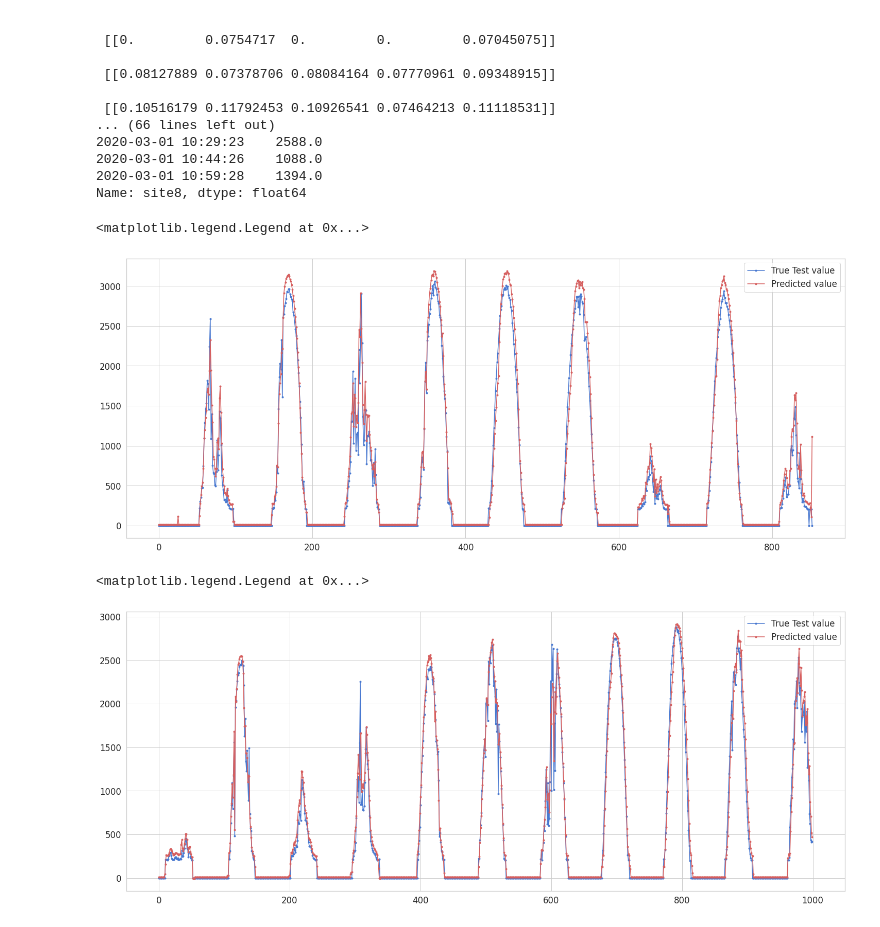
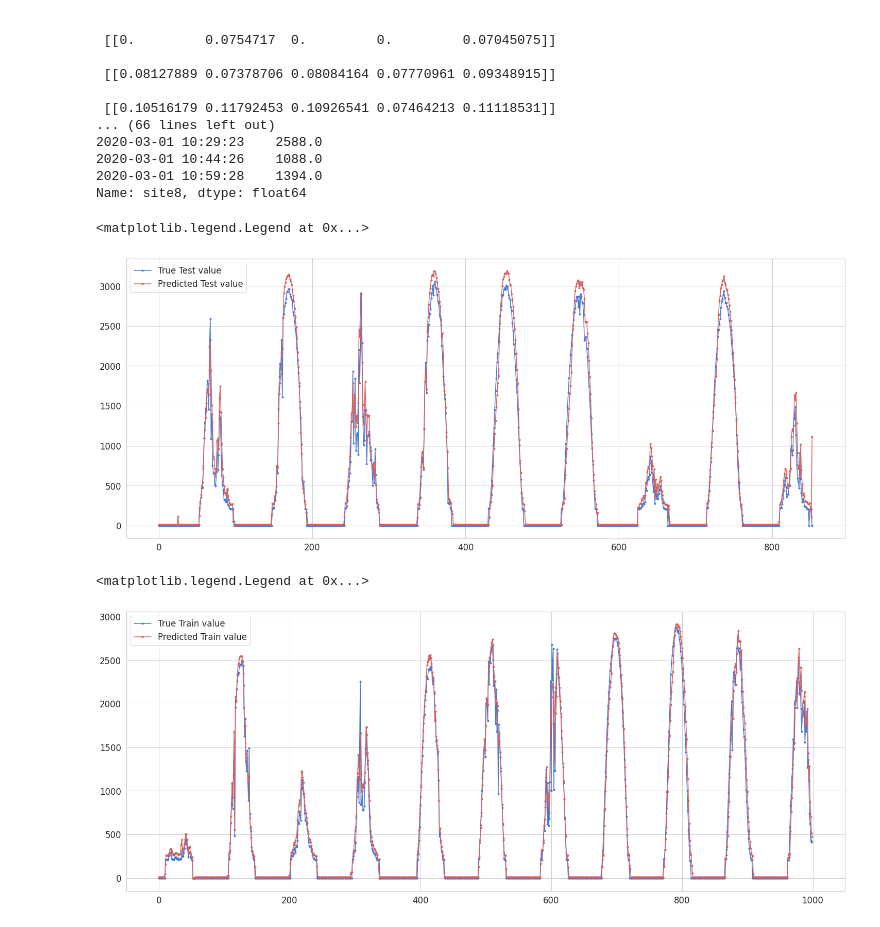
Before and after one commit to Akrom1996/LSTM, a Jupyter notebook: LSTM3.ipynb, the cells around one changed output. Drawn from its saved outputs; the diff is of its cells as text; code cells hidden in the pictures.

```diff
--- a/LSTM3.ipynb
+++ b/LSTM3.ipynb
@@ -209,12 +209,12 @@ import matplotlib.pyplot as plt
 
 # plt.plot(y_train_inv.flatten(), marker='.', label='True Train value')
 plt.plot(scaled_y_test_inv.flatten(), marker='.', label='True Test value')
-plt.plot(y_pred_test_inv.flatten(), 'r', marker='.', label='Predicted value')
+plt.plot(y_pred_test_inv.flatten(), 'r', marker='.', label='Predicted Test value')
 
 plt.legend()
 # %% [output]
 <matplotlib.legend.Legend at 0x...>
-[figure, old version]
+[figure, new version]
 # %%
 scaled_X_train = scaler.fit_transform(X_train)
 scaled_y_train = scaler.fit_transform(y_train.values.reshape(-1,1))
@@ -232,11 +232,11 @@ scaled_y_train_inv = scaler.inverse_transform(scaled_y_train)
 # %%
 import matplotlib.pyplot as plt
 
 # plt.plot(y_train_inv.flatten(), marker='.', label='True Train value')
-plt.plot(scaled_y_train_inv.flatten()[2000:3000], marker='.', label='True Test value')
-plt.plot(y_pred_train_inv.flatten()[2000:3000], 'r', marker='.', label='Predicted value')
+plt.plot(scaled_y_train_inv.flatten()[2000:3000], marker='.', label='True Train value')
+plt.plot(y_pred_train_inv.flatten()[2000:3000], 'r', marker='.', label='Predicted Train value')
 
 plt.legend()
 # %% [output]
 <matplotlib.legend.Legend at 0x...>
-[figure, old version]
+[figure, new version]
```
